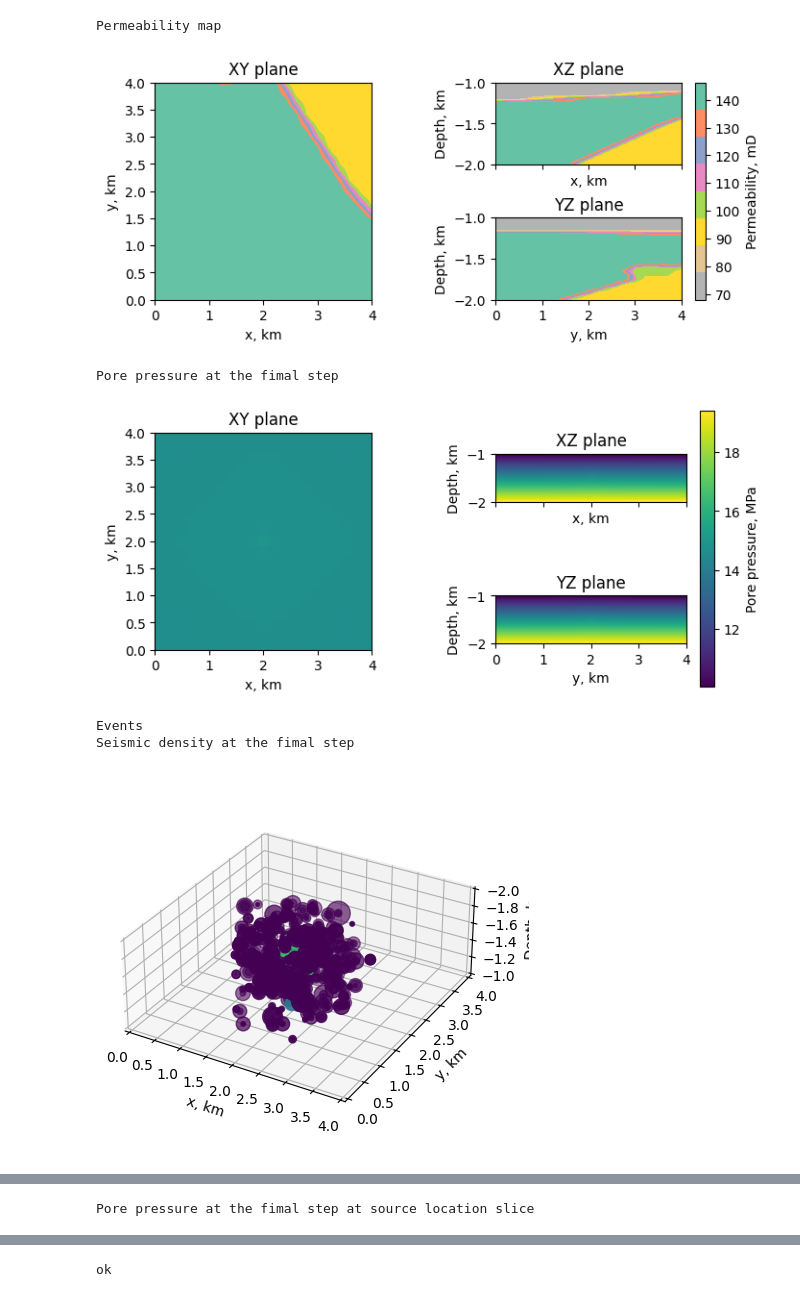
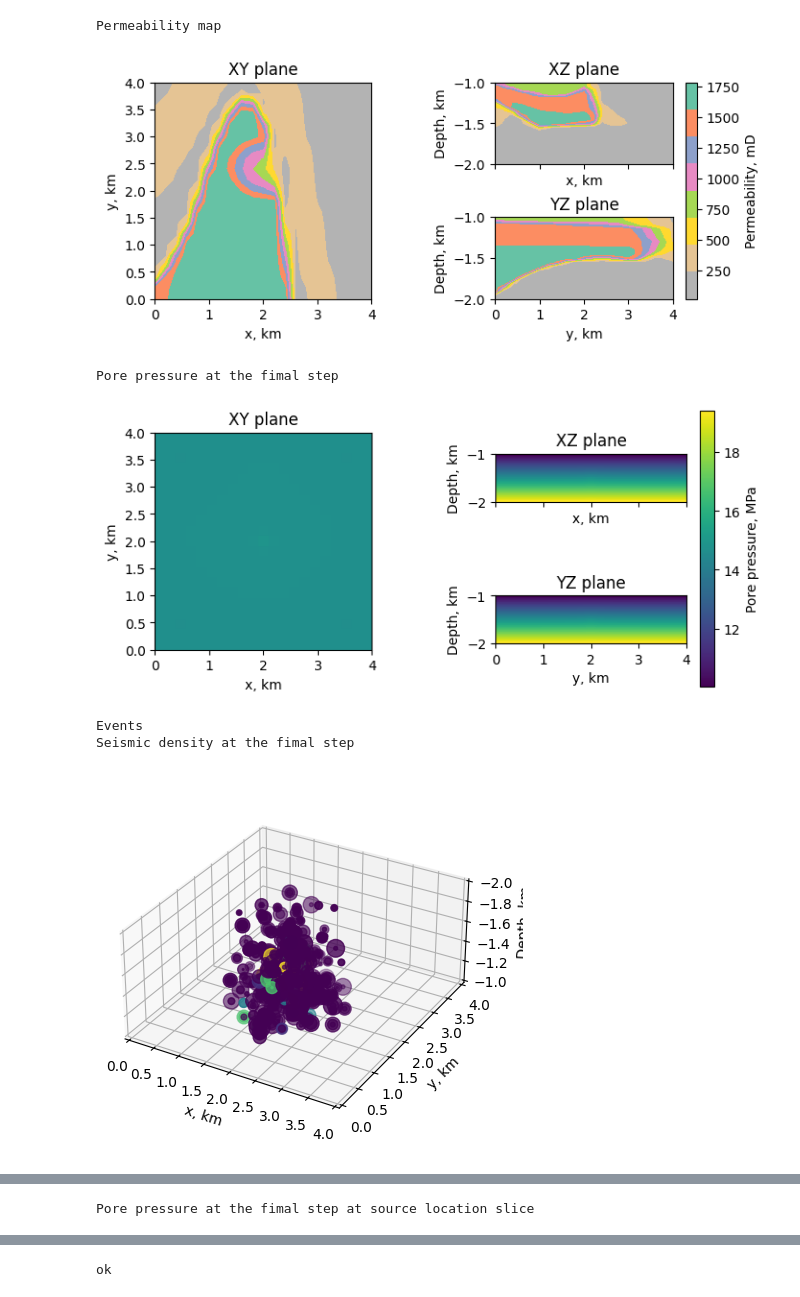
Before and after one commit to mexalon/mm_modeling, a Jupyter notebook: perms_to_events.ipynb, the cells around one changed output, grey strips where cells are left out. Cells and saved outputs as stored; diff of their text form; code cells hidden in the pictures.

```diff
--- a/perms_to_events.ipynb
+++ b/perms_to_events.ipynb
@@ -15,22 +16,25 @@ from methods.seism_calc_functions import Micro_Seismic_Seeds, get_litostat_press
     get_norm_and_shear_stress_on_seeds, check_colomb_criteria, get_raw_events, resample_raw_events, get_events, get_events_list, pad_events
 # %%
 # setup base params and eq
-# params = BaseConfig(
-#             sources = [{'loc':(2000, 2000, 1500), 'Q':[1, 1], 'P': 0.2}, # P - target overpressue relative to max pressure in sources (if p0=0.1 MPa, P=-0.05 => abs pressure = 0.1 - 0.05 = 0.05 MPa)
-#                        {'loc':(500, 500, 1500), 'Q':[-0.25, -0.25], 'P': -0.05},
-#                        {'loc':(3500, 500, 1500), 'Q':[-0.25, -0.25], 'P': -0.05},
-#                        {'loc':(3500, 3500, 1500), 'Q':[-0.25, -0.25], 'P': -0.05},
-#                        {'loc':(500, 3500, 1500), 'Q':[-0.25, -0.25], 'P': -0.05},],
-#             time_scale = 3600,
-#             t_range = 120,
-#             NSAMPL = 200,
-#             )
+params = BaseConfig(
+            sources = [{'loc':(2000, 2000, 1500), 'Q':[1, 1], 'P': 0.2}, # P - target overpressue relative to max pressure in sources (if p0=0.1 MPa, P=-0.05 => abs pressure = 0.1 - 0.05 = 0.05 MPa)
+                       {'loc':(500, 500, 1500), 'Q':[-0.25, -0.25], 'P': -0.05},
+                       {'loc':(3500, 500, 1500), 'Q':[-0.25, -0.25], 'P': -0.05},
+                       {'loc':(3500, 3500, 1500), 'Q':[-0.25, -0.25], 'P': -0.05},
+                       {'loc':(500, 3500, 1500), 'Q':[-0.25, -0.25], 'P': -0.05},],
+            time_scale = 3600,
+            t_range = 120,
+            NSAMPL = 200,
+            )
 
-params = BaseConfig()
-params.load() # loading from existing params.yaml file. To dump some BaseConfig oject use its .dump(filename) mehod
+params.dump()
+
+# params = BaseConfig()
+# params.load() # loading from existing params.yaml file. To dump some BaseConfig oject use its .dump(filename) mehod
 
 # eq initial setup
 eq = Diffusion_with_Source_and_Gravity(np.ones(params.shape), params)
+storage = MemoryStorage(write_mode='truncate')
 # %%
 # wells testing if needed (it takes about 6 min)
 press_in_locs, interpolators = test_wells(eq, params, k_list=10**np.linspace(-1, 5, 30))
@@ -41,10 +45,12 @@ with h5py.File(filename, 'r') as f:
     mshape = f['perm'].shape
     nmodels = mshape[0]
 
-idx_list = range(6339, nmodels)
-# idx_list = [4340,4350]
+idx_list = range(8959, nmodels)
+# idx_list = [8949,8959]
 
 pbar = tqdm(idx_list)
+
+# tracemalloc.start()
 
 for ii in pbar:
 
@@ -64,7 +70,6 @@ for ii in pbar:
     q_factors = get_q_factors(perm, p0, params)
     eq.source_field = eq.update_source_field(0, q_factors) # updating source fields q_new = q * factor
 
-    storage = MemoryStorage()
     res = eq.solve(p0, t_range=params.t_range, adaptive=True, tracker=[storage.tracker(1)])
     # res = eq.solve(p0, t_range=params.t_range, adaptive=True, tracker=['progress', 'plot', storage.tracker(1)]) # use it for testing
     pore_press = np.stack(storage.data, axis=0) # 4d np array
@@ -90,53 +95,59 @@ for ii in pbar:
     events_by_time = np.sum(events, axis=(1,2,3)) # events number at every step
     tot_events = np.sum(events)
 
+    # seeds = None # try to avoid memory leak
+
     '''saving'''
     pbar.set_postfix({'saving data': ii})
-    ev_len_with_pad = int(1.1 * params.target_events_num) # 10% padding for data shape consistency
+    ev_len_with_pad = params.target_events_num + params.events_list_pad # 10% padding for data shape consistency
     padded_events = pad_events(events_list, ev_len_with_pad) # fills extra lines with -1
 
     add_data_to_h5dataset(filename, ii, padded_events, 'events')
     add_data_to_h5dataset(filename, ii, pore_press[-1], 'pore')
     add_data_to_h5dataset(filename, ii, np.cumsum(events_dens, axis=0)[-1], 'ev_dens') # cumulative seismic density al the last step
 
+    # print(tracemalloc.get_traced_memory())
+
+# tracemalloc.stop()
+
 # at last writing params to file just for the case
 fname_for_params = f'params_{filename.split('.')[0]}.yaml'
 params.dump(fname_for_params)
 # %%
 filename = 'downscaled_models_04_16_2024__17_47_01.h5'
 # filename = 'test.h5'
-jj = 6338 # last = 6338
+jj = 8959 # last = 8959
 
 with h5py.File(filename, 'a') as f:
     ev = f['events'][jj]
     pp = f['perm'][jj]
     pore = f['pore'][jj]
     ev_d = f['ev_dens'][jj]
 
 spec_params = BaseConfig()
 spec_params.load() # loading params
 
 print('Permeability map')
 plot_perm(pp, loc=(10, 10, 10), params=spec_params)
 
 print('Pore pressure at the fimal step')
 plot_press(pore, loc=(10, 10, 10), params=spec_params)
 
 print('Events')
 plot_event_list(ev[0:900], params=spec_params)
 
 print('Seismic density at the fimal step')
 plot_events_projection(ev_d, params=spec_params)
 
 print('Pore pressure at the fimal step at source location slice')
 fig, ax = plt.subplots()
 ims = ax.imshow(pore[:,:,10]) # pore press at source location slice
 plt.colorbar(ims, ax=ax)
 # %% [output]
 Permeability map
-[figure, old version]
+[figure, new version]
 Pore pressure at the fimal step
 [figure]
 Events
 Seismic density at the fimal step
-[figure, old version]
+[figure, new version]
```
Also changed, not shown: parts of 4 cells of this notebook, 5 other files.
